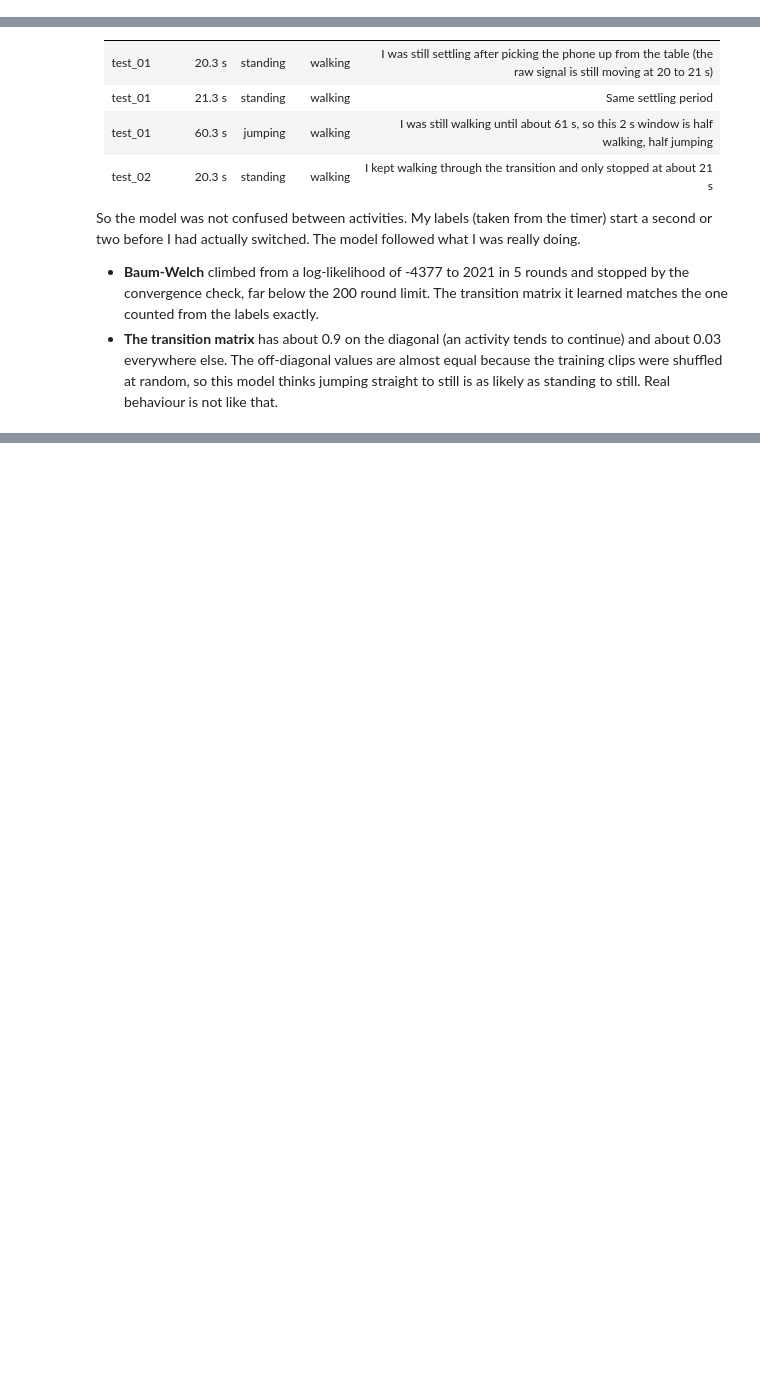
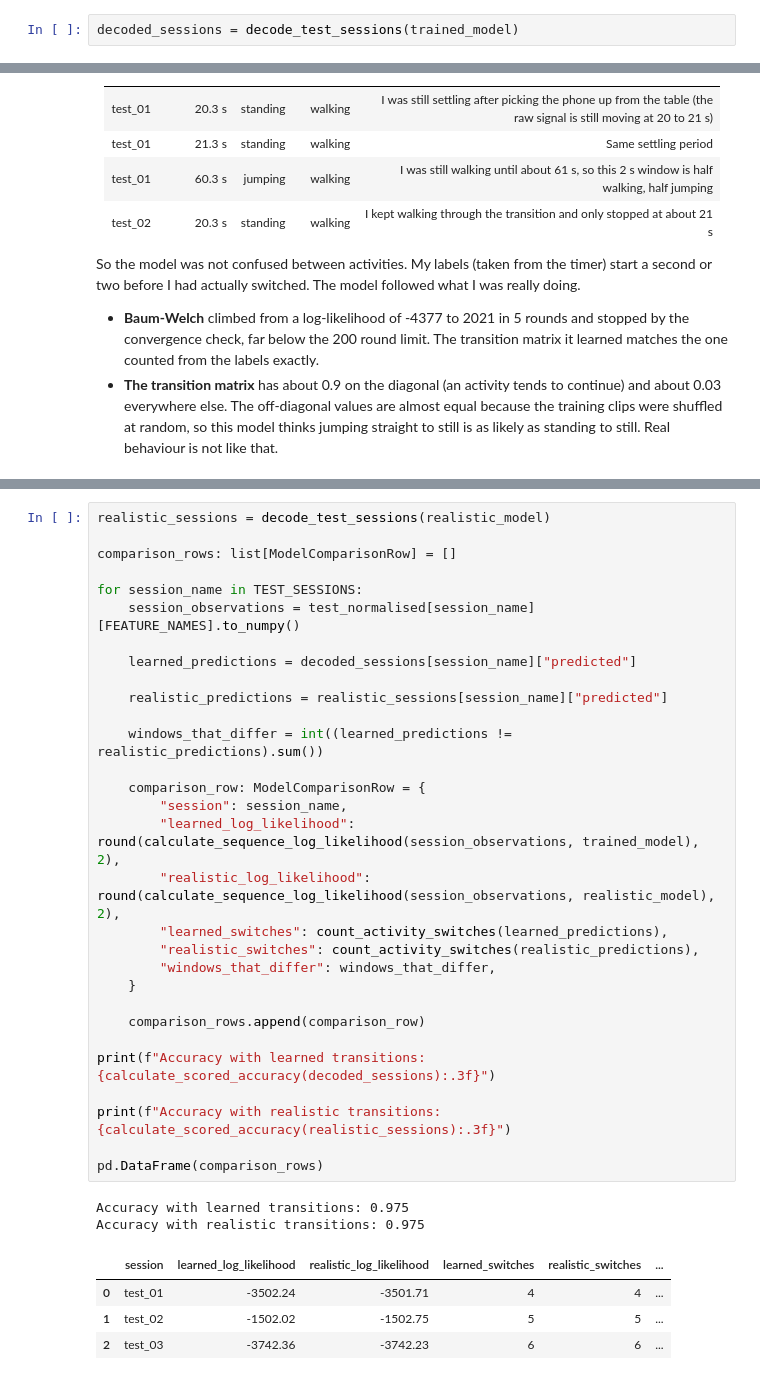
Before and after one commit to michael-alu/hidden-markov-models, a Jupyter notebook: hmm_activity_recognition.ipynb, the cells around one changed output, grey strips where cells are left out. Saved outputs shown, nothing was run; the diff lists cells and outputs as text; blank space fills up the shorter version.

```diff
--- a/hmm_activity_recognition.ipynb
+++ b/hmm_activity_recognition.ipynb
@@ -1378,3 +1388,5 @@ for session_name in TEST_SESSIONS:
+# %%
+decoded_sessions = decode_test_sessions(trained_model)
 # %%
 def plot_decoded_session(session_table: pd.DataFrame, session_name: str, axis_plot: Axes) -> None:
     scored_rows = session_table[session_table["activity"] != TRANSITION_LABEL]
@@ -1543,0 +1611,37 @@ pd.DataFrame(session_rows)
+# %%
+realistic_sessions = decode_test_sessions(realistic_model)
+
+comparison_rows: list[ModelComparisonRow] = []
+
+for session_name in TEST_SESSIONS:
+    session_observations = test_normalised[session_name][FEATURE_NAMES].to_numpy()
+
+    learned_predictions = decoded_sessions[session_name]["predicted"]
+
+    realistic_predictions = realistic_sessions[session_name]["predicted"]
+
+    windows_that_differ = int((learned_predictions != realistic_predictions).sum())
+
+    comparison_row: ModelComparisonRow = {
+        "session": session_name,
+        "learned_log_likelihood": round(calculate_sequence_log_likelihood(session_observations, trained_model), 2),
+        "realistic_log_likelihood": round(calculate_sequence_log_likelihood(session_observations, realistic_model), 2),
+        "learned_switches": count_activity_switches(learned_predictions),
+        "realistic_switches": count_activity_switches(realistic_predictions),
+        "windows_that_differ": windows_that_differ,
+    }
+
+    comparison_rows.append(comparison_row)
+
+print(f"Accuracy with learned transitions: {calculate_scored_accuracy(decoded_sessions):.3f}")
+
+print(f"Accuracy with realistic transitions: {calculate_scored_accuracy(realistic_sessions):.3f}")
+
+pd.DataFrame(comparison_rows)
+# %% [output]
+Accuracy with learned transitions: 0.975
+Accuracy with realistic transitions: 0.975
+|  | session | learned_log_likelihood | realistic_log_likelihood | learned_switches | realistic_switches | ... |
+| 0 | test_01 | -3502.24 | -3501.71 | 4 | 4 | ... |
+| 1 | test_02 | -1502.02 | -1502.75 | 5 | 5 | ... |
+| 2 | test_03 | -3742.36 | -3742.23 | 6 | 6 | ... |
```
Also changed, not shown: parts of 10 cells of this notebook.
